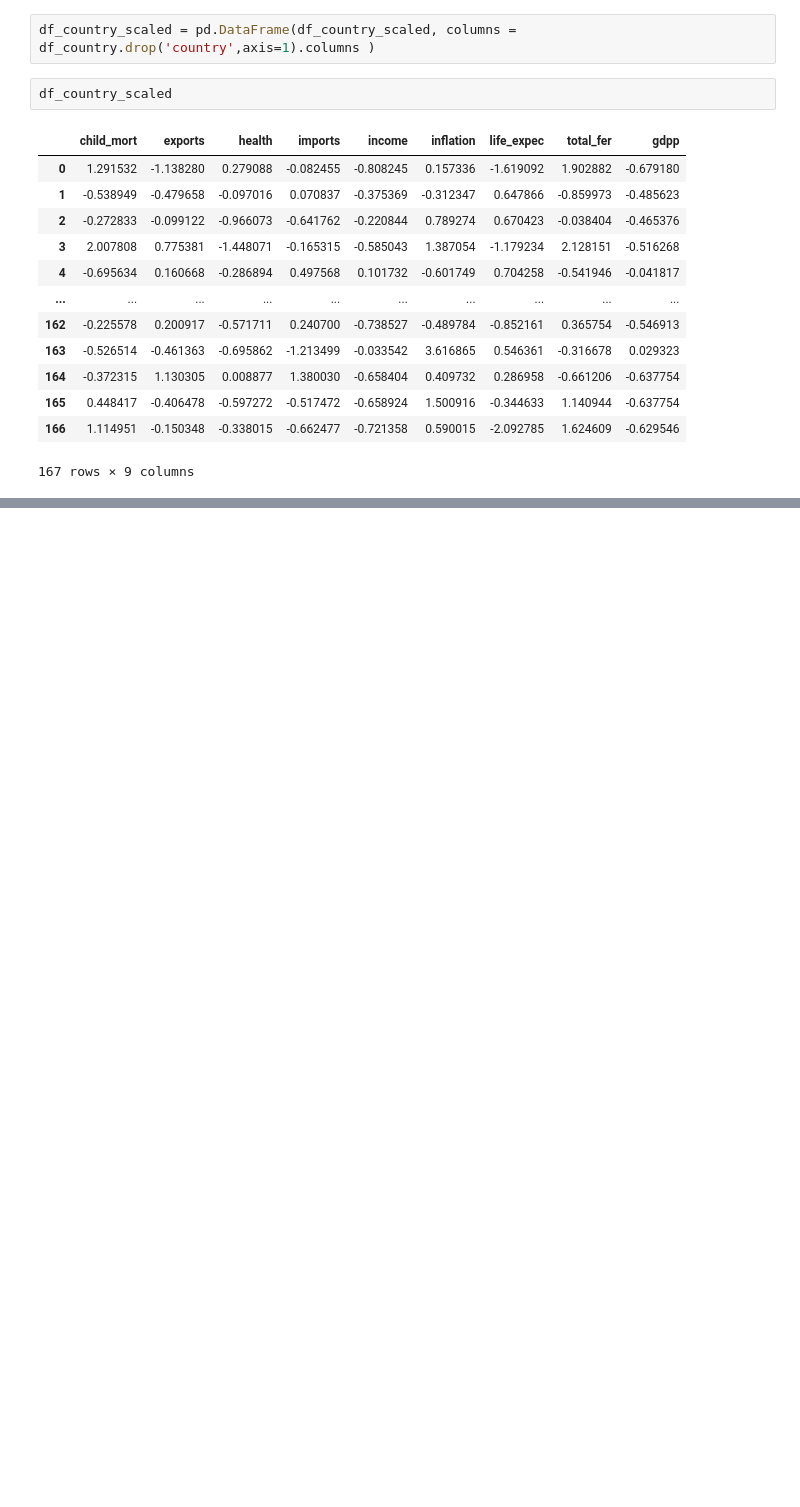
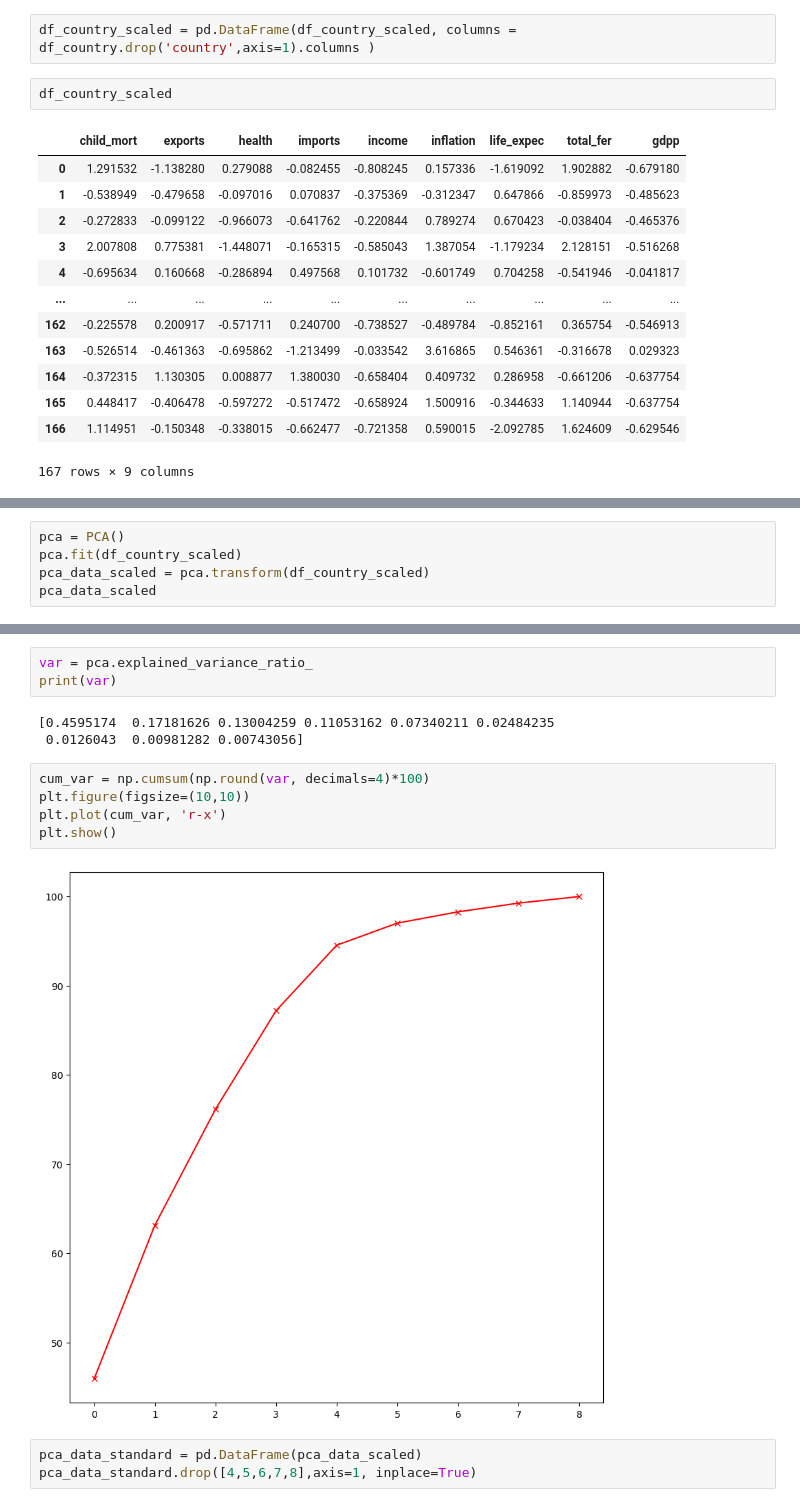
Before and after one commit to jasonssdev/platzi-clustering, a Jupyter notebook: notebooks/05_project_clustering.ipynb, the cells around one changed output, grey strips where cells are left out. Drawn from its saved outputs; the diff is of its cells as text; blank space fills up the shorter version.

```diff
--- a/notebooks/05_project_clustering.ipynb
+++ b/notebooks/05_project_clustering.ipynb
@@ -127,0 +133,5 @@ df_country_scaled
+# %%
+pca = PCA()
+pca.fit(df_country_scaled)
+pca_data_scaled = pca.transform(df_country_scaled)
+pca_data_scaled
@@ -127,0 +152,16 @@ df_country_scaled
+# %%
+var = pca.explained_variance_ratio_
+print(var)
+# %% [output]
+[0.4595174  0.17181626 0.13004259 0.11053162 0.07340211 0.02484235
+ 0.0126043  0.00981282 0.00743056]
+# %%
+cum_var = np.cumsum(np.round(var, decimals=4)*100)
+plt.figure(figsize=(10,10))
+plt.plot(cum_var, 'r-x')
+plt.show()
+# %% [output]
+[figure, added]
+# %%
+pca_data_standard = pd.DataFrame(pca_data_scaled)
+pca_data_standard.drop([4,5,6,7,8],axis=1, inplace=True)
```
Also changed, not shown: parts of 5 cells of this notebook.
